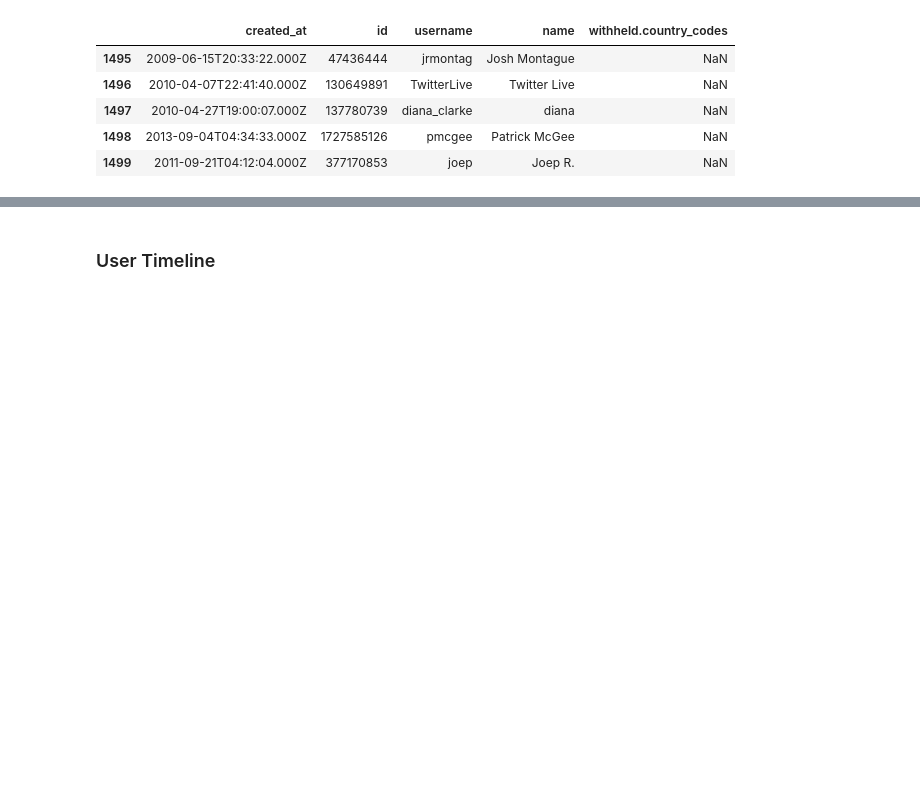
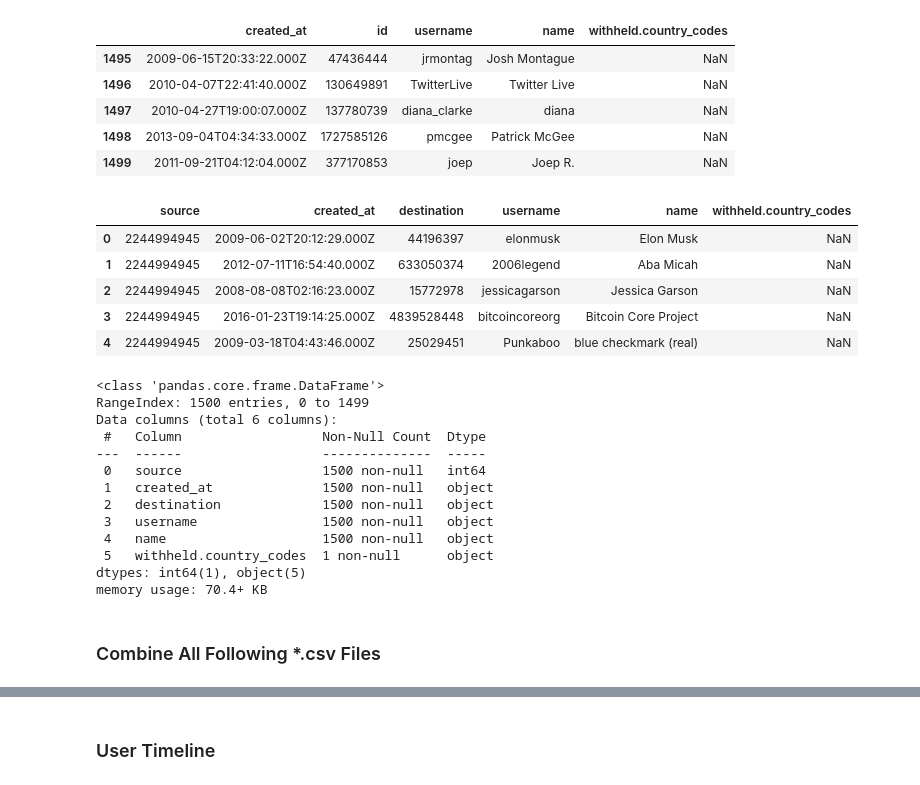
Before and after one commit to jon-chun/scrape-social-medias, a Jupyter notebook: scrape_twitter_usgovs_simple.ipynb, the cells around one changed output, grey strips where cells are left out. Cells and saved outputs as stored; diff of their text form; code cells hidden in the pictures; blank space fills up the shorter version.

Commit message:
add combine functionality

```diff
--- a/scrape_twitter_usgovs_simple.ipynb
+++ b/scrape_twitter_usgovs_simple.ipynb
@@ -535,7 +542,9 @@ def get_followers(user_id):
 
     return followers_df
 # %%
-govs_d_followers_df = get_followers(2244994945)
+user_id = 2244994945
+
+govs_d_followers_df = get_followers(user_id)
 govs_d_followers_df.head()
 govs_d_followers_df.info()
 # %% [output]
@@ -732,8 +824,41 @@ govs_d_following_df.tail()
 | 1497 | 2010-04-27T19:00:07.000Z | 137780739 | diana_clarke | diana | NaN |
 | 1498 | 2013-09-04T04:34:33.000Z | 1727585126 | pmcgee | Patrick McGee | NaN |
 | 1499 | 2011-09-21T04:12:04.000Z | 377170853 | joep | Joep R. | NaN |
+# %%
+# Insert user_id as 'source' in first column
+#        rename following id as 'destination'
+
+govs_d_following_df.insert(0, 'source', user_id)
+govs_d_following_df.rename(columns={'id':'destination'}, inplace=True)
+# %%
+# Verify
+
+govs_d_following_df.head()
+govs_d_following_df.info()
+# %% [output]
+|  | source | created_at | destination | username | name | withheld.country_codes |
+| 0 | 2244994945 | 2009-06-02T20:12:29.000Z | 44196397 | elonmusk | Elon Musk | NaN |
+| 1 | 2244994945 | 2012-07-11T16:54:40.000Z | 633050374 | 2006legend | Aba Micah | NaN |
+| 2 | 2244994945 | 2008-08-08T02:16:23.000Z | 15772978 | jessicagarson | Jessica Garson | NaN |
+| 3 | 2244994945 | 2016-01-23T19:14:25.000Z | 4839528448 | bitcoincoreorg | Bitcoin Core Project | NaN |
+| 4 | 2244994945 | 2009-03-18T04:43:46.000Z | 25029451 | Punkaboo | blue checkmark (real) | NaN |
+<class 'pandas.core.frame.DataFrame'>
+RangeIndex: 1500 entries, 0 to 1499
+Data columns (total 6 columns):
+ #   Column                  Non-Null Count  Dtype
+---  ------                  --------------  -----
+ 0   source                  1500 non-null   int64
+ 1   created_at              1500 non-null   object
+ 2   destination             1500 non-null   object
+ 3   username                1500 non-null   object
+ 4   name                    1500 non-null   object
+ 5   withheld.country_codes  1 non-null      object
+dtypes: int64(1), object(5)
+memory usage: 70.4+ KB
 # %%
 # Save
 
 filename_out = f'twitter_following_{user_id}.csv'
 govs_d_following_df.to_csv(filename_out, index=False)
+# %% [markdown]
+### Combine All Following *.csv Files
```
Also changed, not shown: parts of 12 cells of this notebook, 6 other files.
